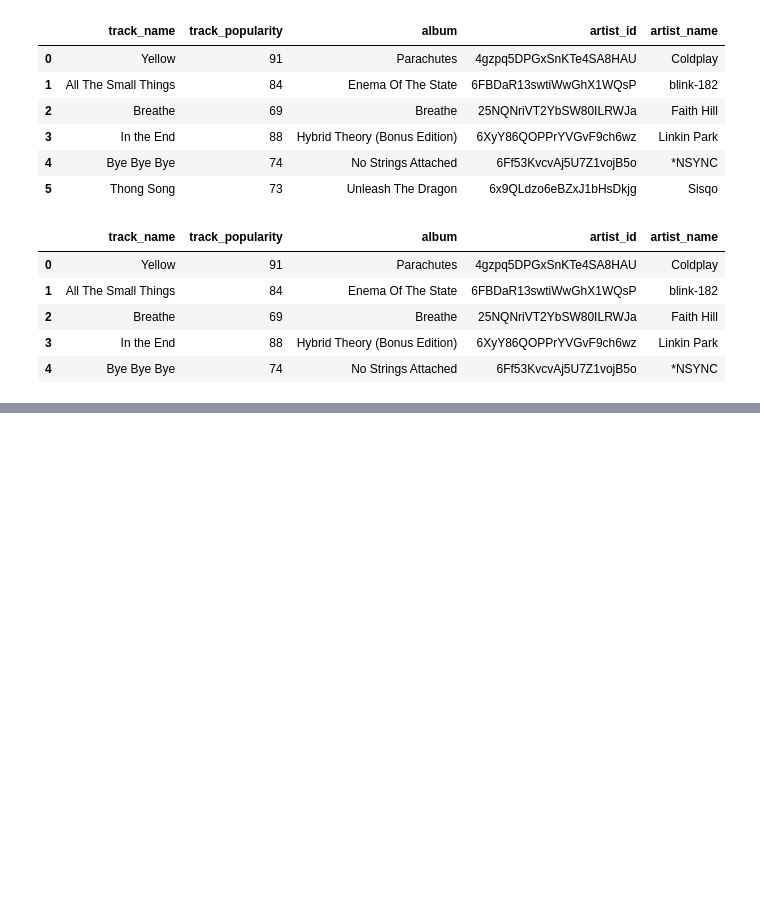
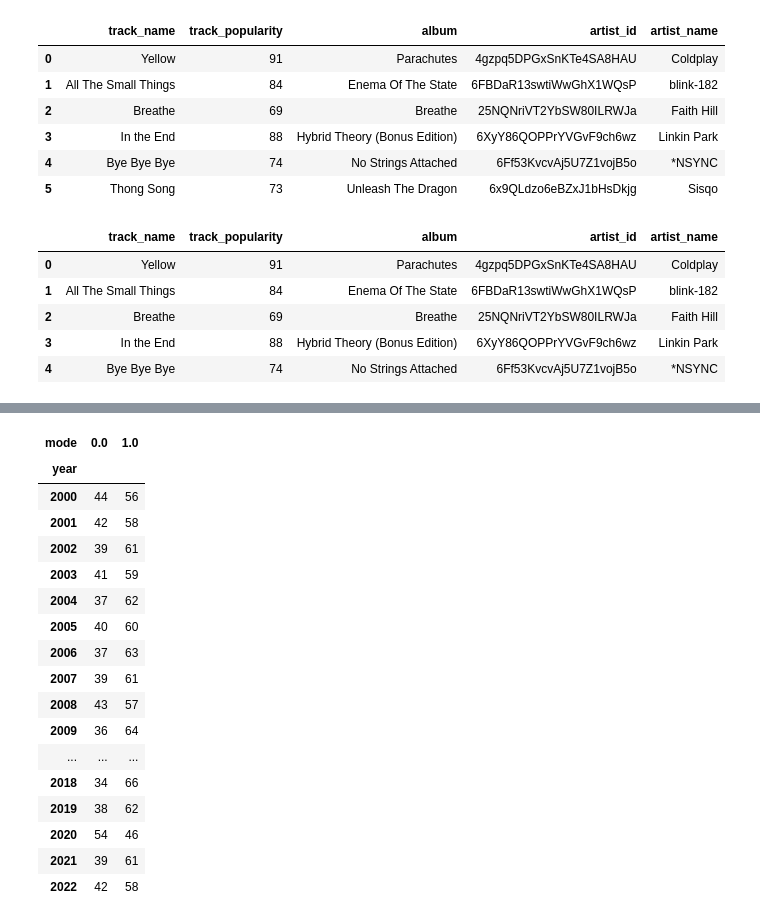
Before and after one commit to zayazaku/data_analysis, a Jupyter notebook: Spotify.ipynb, the cells around one changed output, grey strips where cells are left out. Saved outputs shown, nothing was run; the diff lists cells and outputs as text; code cells hidden in the pictures; blank space fills up the shorter version.

```diff
--- a/Spotify.ipynb
+++ b/Spotify.ipynb
@@ -250,0 +367,21 @@ df.iloc[0:5, 3:8]
+# %%
+pd.crosstab(df['year'], df['mode'])
+# %% [output]
+| mode | 0.0 | 1.0 |
+| year |  |  |
+| 2000 | 44 | 56 |
+| 2001 | 42 | 58 |
+| 2002 | 39 | 61 |
+| 2003 | 41 | 59 |
+| 2004 | 37 | 62 |
+| 2005 | 40 | 60 |
+| 2006 | 37 | 63 |
+| 2007 | 39 | 61 |
+| 2008 | 43 | 57 |
+| 2009 | 36 | 64 |
+| ... | ... | ... |
+| 2018 | 34 | 66 |
+| 2019 | 38 | 62 |
+| 2020 | 54 | 46 |
+| 2021 | 39 | 61 |
+| 2022 | 42 | 58 |
```
Also changed, not shown: parts of 21 cells of this notebook.
